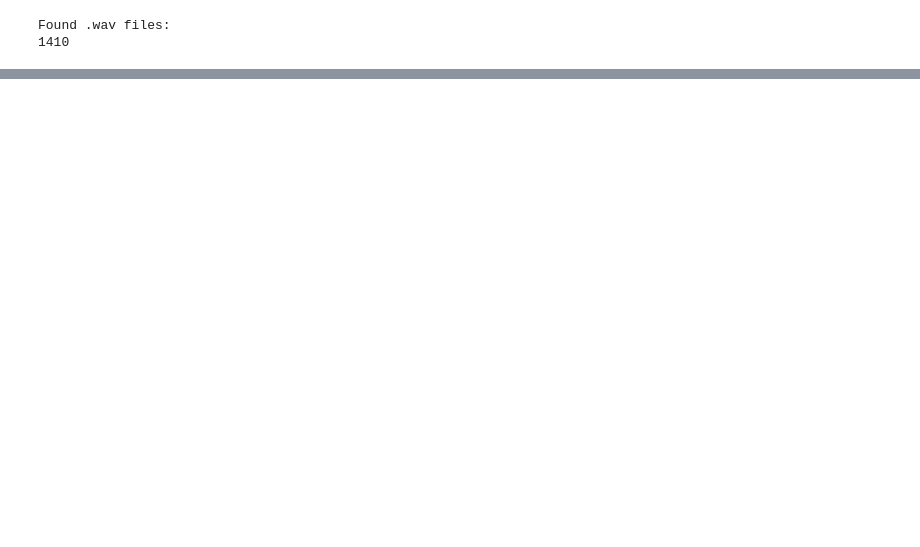
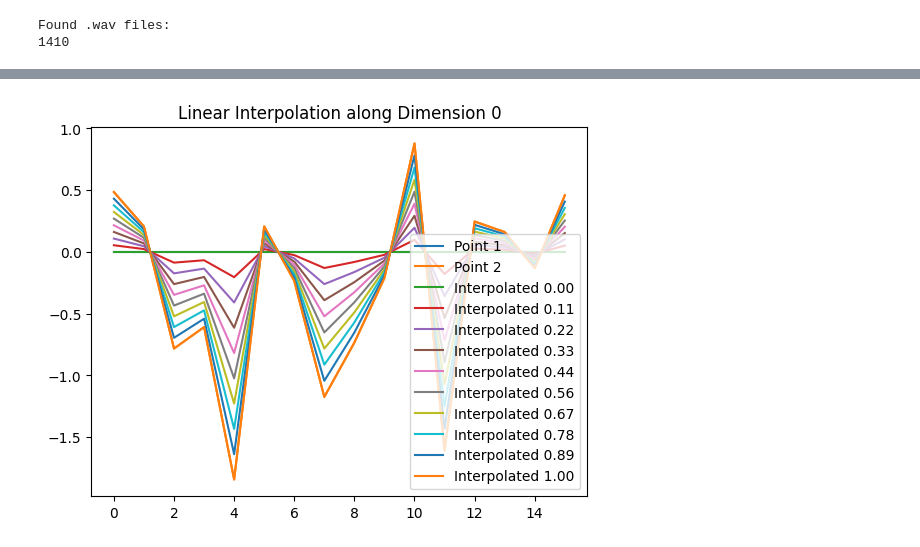
Before and after one commit to asantos-6/RAVERs, a Jupyter notebook: notebooks/RAVE Latent Space exploration.ipynb, the cells around one changed output, grey strips where cells are left out. Saved outputs shown, nothing was run; the diff lists cells and outputs as text; code cells hidden in the pictures; blank space fills up the shorter version.

Commit message:
Fixed data visualization bug for taps. 1st try at interpolation in the first dimension, but it's buggy

```diff
--- a/notebooks/RAVE Latent Space exploration.ipynb
+++ b/notebooks/RAVE Latent Space exploration.ipynb
@@ -254,0 +294,31 @@ Found .wav files:
+# %%
+import numpy as np
+import matplotlib.pyplot as plt
+
+def interpolate_one_dimension(point1, point2, t, dim):
+    result = np.copy(point1)
+    result[:, dim] = (1 - t) * point1[:, dim] + t * point2[:, dim]
+    return result
+
+# Example with random points in a 16x22 latent space
+latent_point1 = tapped_latent_space_matrix
+latent_point2 = kick_latent_space_matrix
+
+# Choose the dimension to interpolate (e.g., the first dimension, dim=0)
+interpolated_dimension = 0
+
+# Interpolate with t in the range [0, 1]
+t_values = np.linspace(0, 1, num=10)
+interpolated_points = [interpolate_one_dimension(latent_point1, latent_point2, t, interpolated_dimension) for t in t_values]
+
+# Visualization (assuming 16x22 latent space)
+plt.plot(latent_point1[:, interpolated_dimension], label='Point 1')
+plt.plot(latent_point2[:, interpolated_dimension], label='Point 2')
+for i, t in enumerate(t_values):
+    plt.plot(interpolated_points[i][:, interpolated_dimension], label=f'Interpolated {t:.2f}')
+
+plt.legend()
+plt.title(f'Linear Interpolation along Dimension {interpolated_dimension}')
+plt.show()
+# %% [output]
+[figure, added]
```
Also changed, not shown: parts of 19 cells of this notebook.
